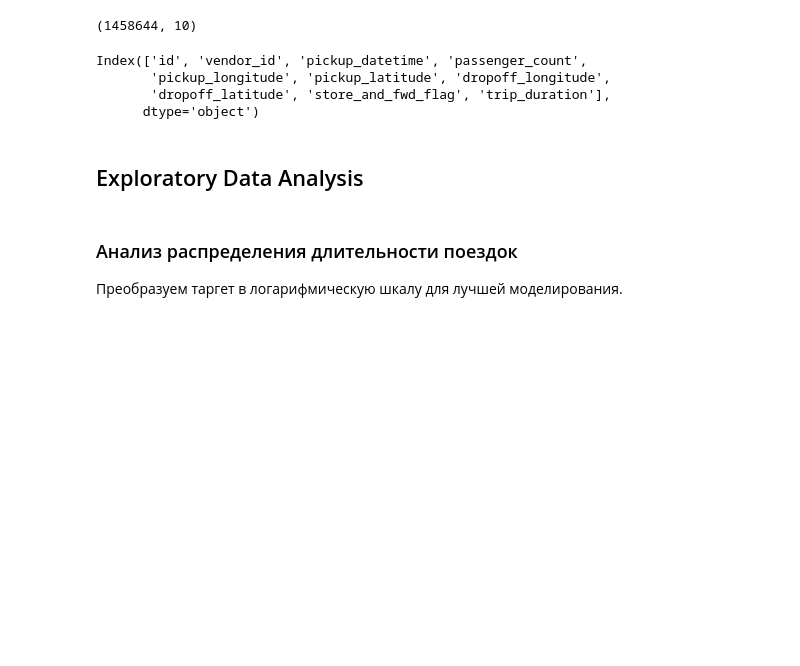
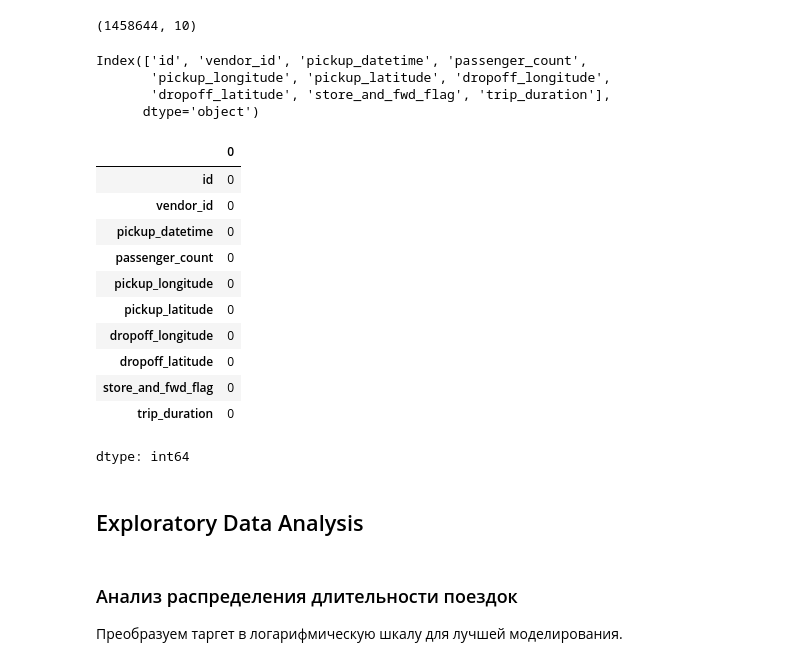
Before and after one commit to ssashkaaa/DS-projects, a Jupyter notebook: Taxi_research.ipynb, the cells around one changed output. Cells and saved outputs as stored; diff of their text form; code cells hidden in the pictures; blank space fills up the shorter version.

```diff
--- a/Taxi_research.ipynb
+++ b/Taxi_research.ipynb
@@ -104,6 +123,21 @@ Index(['id', 'vendor_id', 'pickup_datetime', 'passenger_count',
        'pickup_longitude', 'pickup_latitude', 'dropoff_longitude',
        'dropoff_latitude', 'store_and_fwd_flag', 'trip_duration'],
       dtype='object')
+# %%
+train_data.isna().sum()
+# %% [output]
+|  | 0 |
+| id | 0 |
+| vendor_id | 0 |
+| pickup_datetime | 0 |
+| passenger_count | 0 |
+| pickup_longitude | 0 |
+| pickup_latitude | 0 |
+| dropoff_longitude | 0 |
+| dropoff_latitude | 0 |
+| store_and_fwd_flag | 0 |
+| trip_duration | 0 |
+dtype: int64
 # %% [markdown]
 ## Exploratory Data Analysis
 # %% [markdown]
```
Also changed, not shown: parts of 2 cells of this notebook.
